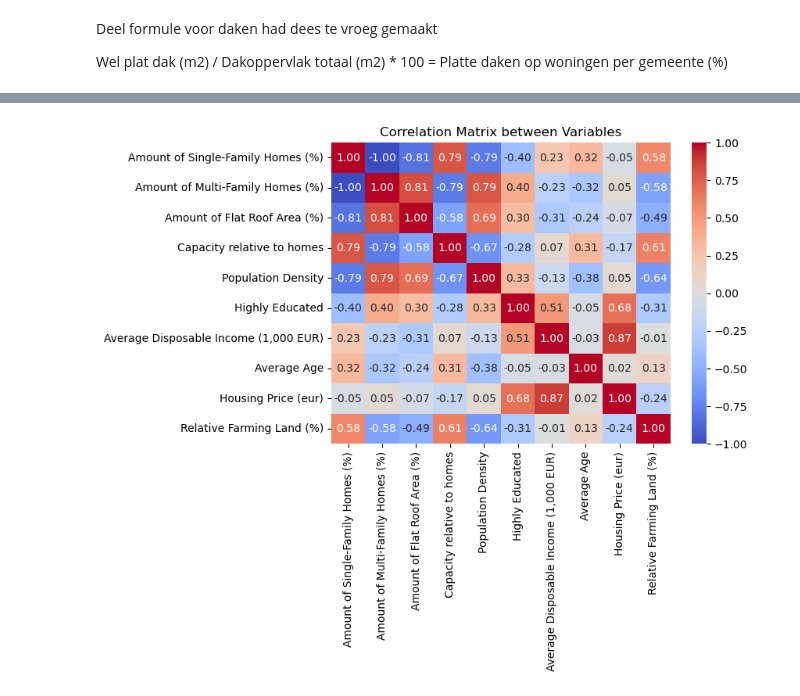
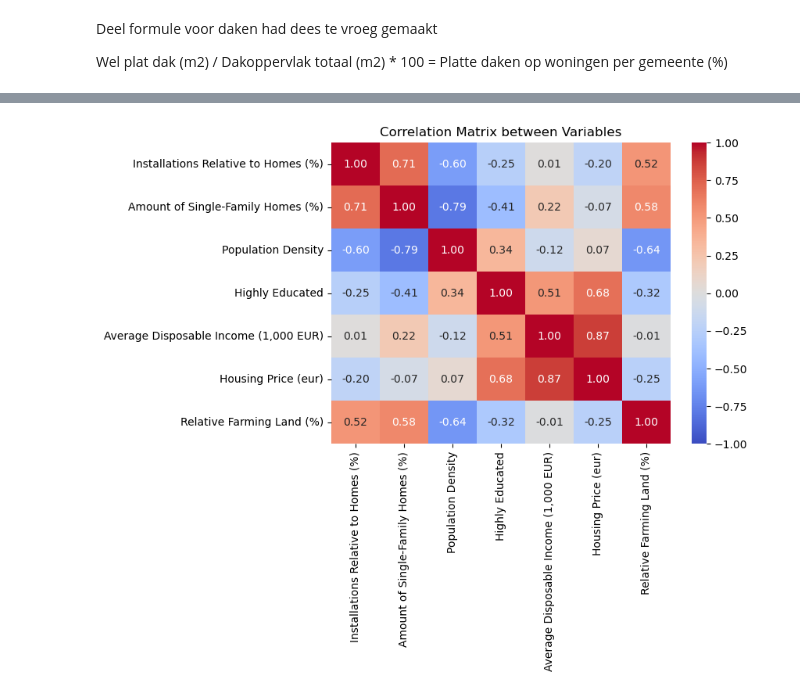
Before and after one commit to juliusj03/Spatial-data-science-solar, a Jupyter notebook: solar.ipynb, the cells around one changed output, grey strips where cells are left out. Drawn from its saved outputs; the diff is of its cells as text; code cells hidden in the pictures.

```diff
--- a/solar.ipynb
+++ b/solar.ipynb
@@ -558,6 +619,7 @@ df.rename(columns={
     'Agrarisch terrein/Totaal agrarisch terrein (ha)': 'Farming Land (ha)',
     "Opgesteld vermogen van zonnepanelen (kWp)": "Installed Solar Capacity (kWp)",
     'Bevolking/Bevolkingssamenstelling op 1 januari/Totale bevolking (aantal)': 'Total Population',
+    'Installaties (aantal)' : 'Total Solar Installations',
     "Milieu en bodemgebruik/Bodemgebruik/Oppervlakte/Land (km²)": "Land Area (km2)",
     "Onderwijsniveau 3 categorieën/1 Laag onderwijsniveau (%)": "Low Educated",
     "Onderwijsniveau 3 categorieën/2 Middelbaar onderwijsniveau (%)": "Medium Educated",
@@ -624,5 +686,12 @@ array(['    36.2', '    38.8', '    31.3', '    28.7', '    22.0',
 # %%
-# Replace invalid values (like '.') with NaN, then strip spaces and convert to float
+# Replace invalid values (like '.') with NaN, strip spaces, and convert to float
 df['Low Educated'] = pd.to_numeric(df['Low Educated'].str.strip(), errors='coerce')
 df['Medium Educated'] = pd.to_numeric(df['Medium Educated'].str.strip(), errors='coerce')
 df['Highly Educated'] = pd.to_numeric(df['Highly Educated'].str.strip(), errors='coerce')
+
+# # Replace NaN with the mean of the respective column
+# df['Low Educated'] = df['Low Educated'].fillna(df['Low Educated'].mean())
+# df['Medium Educated'] = df['Medium Educated'].fillna(df['Medium Educated'].mean())
+# df['Highly Educated'] = df['Highly Educated'].fillna(df['Highly Educated'].mean())
+
+df['Average Disposable Income (1,000 EUR)'] = pd.to_numeric(df['Average Disposable Income (1,000 EUR)'], errors='coerce')
@@ -678,11 +829,13 @@ age_groups = {
 df['Average Age'] = sum(df[group] * age for group, age in age_groups.items()) / 100
 
 # Test formule
-df['Relative Farming Land (%)'] = df['Farming Land (ha)'] / df['Land Area (ha)']
+df['Relative Farming Land (%)'] = df['Farming Land (ha)'] / df['Land Area (ha)'] *100
+
+df['Installations Relative to Homes (%)'] = df['Total Solar Installations'] / df['Total Homes'] * 100
 
 # Keeping only the necessary columns
-df = df[['Municipality Name', 'Year', 'geometry', 'Amount of Single-Family Homes (%)', 'Amount of Multi-Family Homes (%)', 'Amount of Flat Roof Area (%)',
-         'Capacity relative to homes', 'Population Density', 'Highly Educated', 'Average Disposable Income (1,000 EUR)', 'Subsidies', 'Average Age', 'Housing Price (eur)', 'Relative Farming Land (%)']]
+df = df[['Municipality Name', 'Year', 'geometry', 'Amount of Single-Family Homes (%)', 'Amount of Multi-Family Homes (%)', 'Amount of Flat Roof Area (%)', 'Installations Relative to Homes (%)',
+         'Capacity relative to homes', 'Population Density', 'Highly Educated', 'Average Disposable Income (1,000 EUR)', 'Average Age', 'Housing Price (eur)', 'Relative Farming Land (%)']]
 
 display(df.head())
 # %% [output]
@@ -694,0 +907,4 @@ display(df.head())
+# %%
+# List of columns
+columns = ['Installations Relative to Homes (%)','Amount of Single-Family Homes (%)',
+          'Population Density', 'Highly Educated', 'Average Disposable Income (1,000 EUR)','Housing Price (eur)', 'Relative Farming Land (%)']
@@ -695,15 +941,13 @@ display(df.head())
 # %%
-# List of columns
-columns = ['Amount of Single-Family Homes (%)', 'Amount of Multi-Family Homes (%)', 'Amount of Flat Roof Area (%)',
-         'Capacity relative to homes', 'Population Density', 'Highly Educated', 'Average Disposable Income (1,000 EUR)', 'Average Age', 'Housing Price (eur)', 'Relative Farming Land (%)']
+
 
 # Calculate the correlation matrix
 corr_matrix = df[columns].corr()
 
 # Plot the correlation matrix as a heatmap
 plt.figure(figsize=(7, 5))
 sns.heatmap(corr_matrix, annot=True, cmap="coolwarm", vmin=-1, vmax=1, fmt=".2f", cbar=True)
 plt.title("Correlation Matrix between Variables")
 plt.show()
 # %% [output]
-[figure, old version]
+[figure, new version]
```
Also changed, not shown: parts of 28 cells of this notebook, 1 other file.
